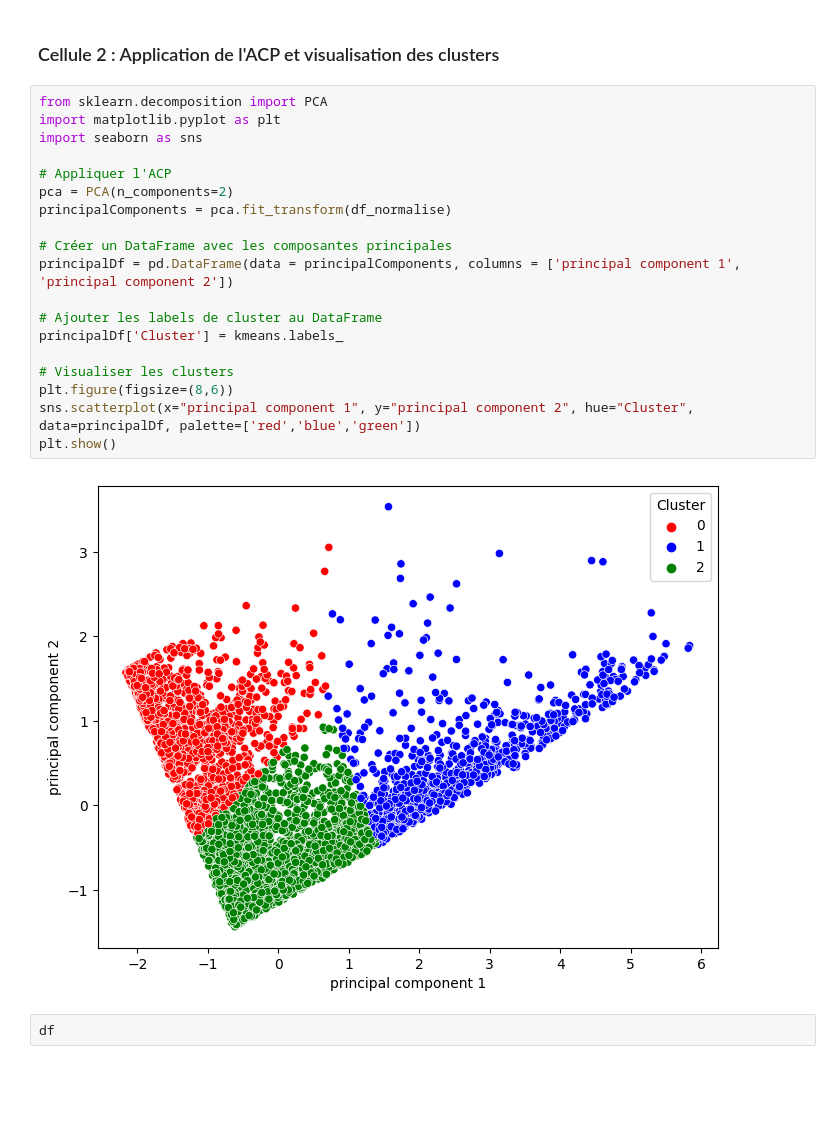
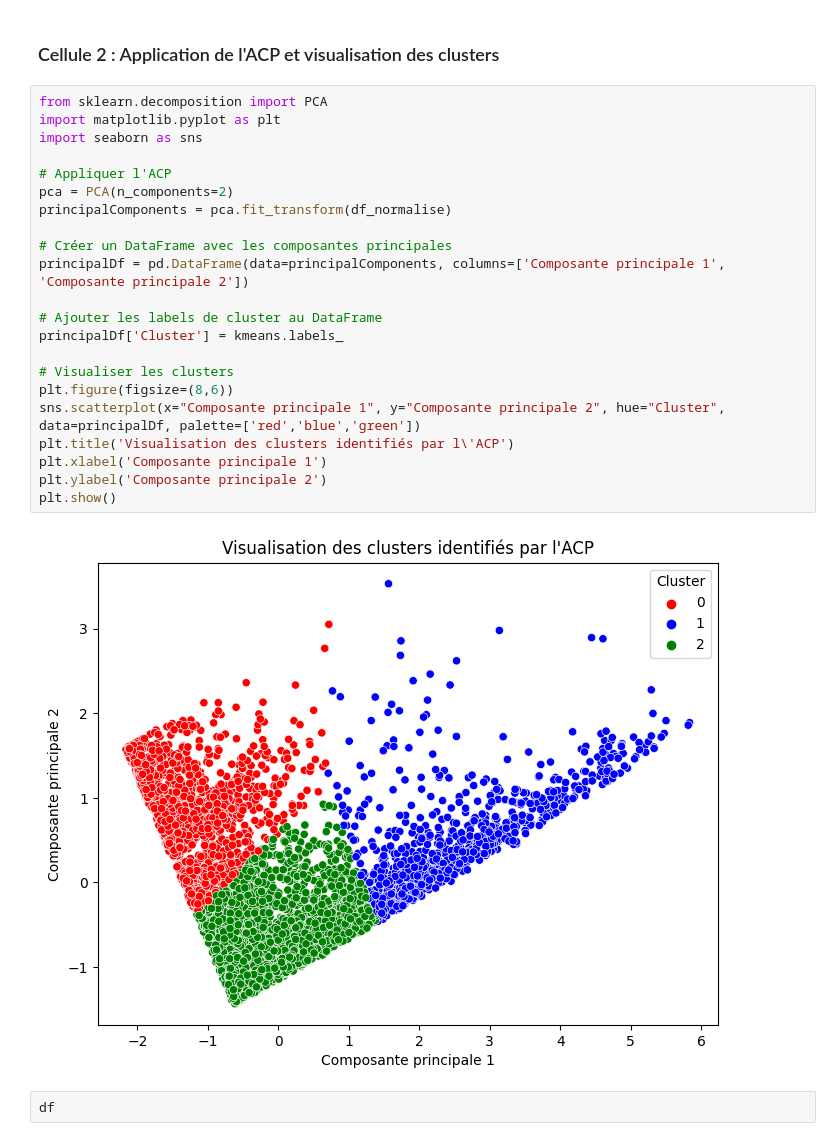
Before and after one commit to DonzerHD/Segmentation_Client, a Jupyter notebook: Notebooks/Partie_1_Segmentation_et_Visualisation/Model.ipynb, the cells around one changed output. Saved outputs shown, nothing was run; the diff lists cells and outputs as text; blank space fills up the shorter version.

```diff
--- a/Notebooks/Partie_1_Segmentation_et_Visualisation/Model.ipynb
+++ b/Notebooks/Partie_1_Segmentation_et_Visualisation/Model.ipynb
@@ -126,24 +126,27 @@ max     622.000000    13.000000    5980.060000      0.0
 # %%
 from sklearn.decomposition import PCA
 import matplotlib.pyplot as plt
 import seaborn as sns
 
 # Appliquer l'ACP
 pca = PCA(n_components=2)
 principalComponents = pca.fit_transform(df_normalise)
 
 # Créer un DataFrame avec les composantes principales
-principalDf = pd.DataFrame(data = principalComponents, columns = ['principal component 1', 'principal component 2'])
+principalDf = pd.DataFrame(data=principalComponents, columns=['Composante principale 1', 'Composante principale 2'])
 
 # Ajouter les labels de cluster au DataFrame
 principalDf['Cluster'] = kmeans.labels_
 
 # Visualiser les clusters
 plt.figure(figsize=(8,6))
-sns.scatterplot(x="principal component 1", y="principal component 2", hue="Cluster", data=principalDf, palette=['red','blue','green'])
+sns.scatterplot(x="Composante principale 1", y="Composante principale 2", hue="Cluster", data=principalDf, palette=['red','blue','green'])
+plt.title('Visualisation des clusters identifiés par l\'ACP')
+plt.xlabel('Composante principale 1')
+plt.ylabel('Composante principale 2')
 plt.show()
 # %% [output]
-[figure, old version]
+[figure, new version]
 # %%
 df
 # %% [output]
```
Also changed, not shown: parts of 1 cell of this notebook, 1 other file.
